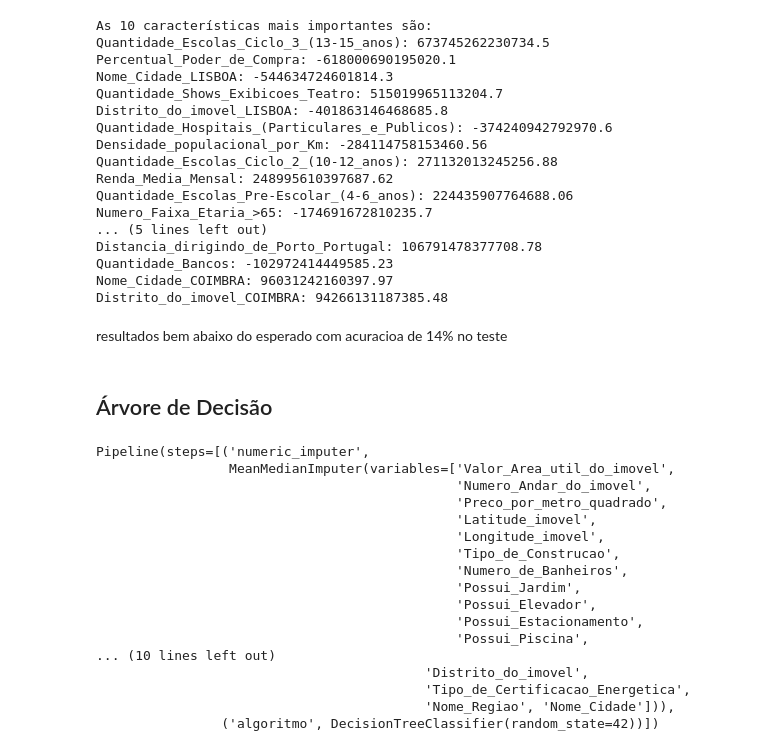
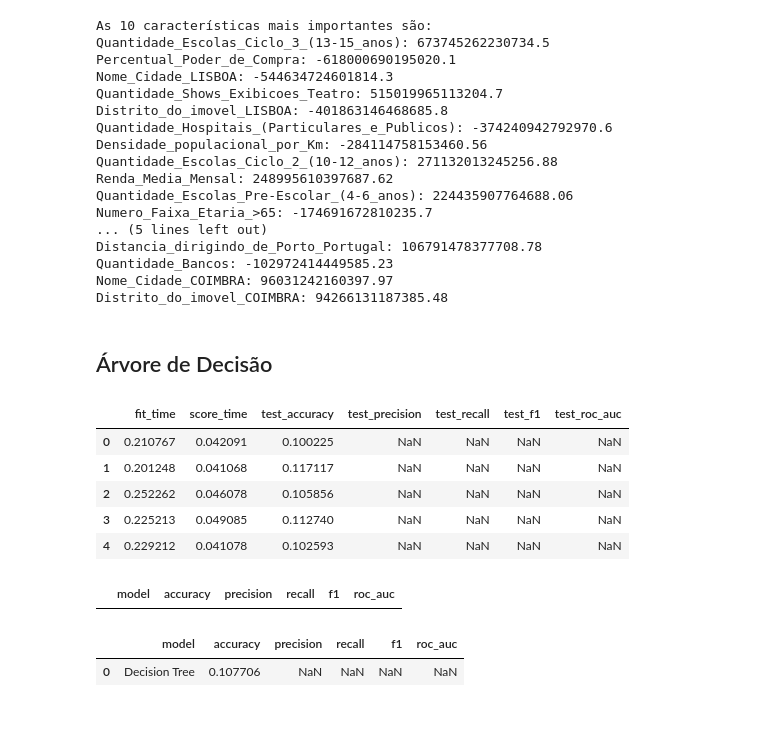
Before and after one commit to johnosd/MPAlugueisLisboa, a Jupyter notebook: src/Notebooks/9 - Regressao Logistica e Arvore de Decisao.ipynb, the cells around one changed output. Cells and saved outputs as stored; diff of their text form; code cells hidden in the pictures; blank space fills up the shorter version.

```diff
--- a/src/Notebooks/9 - Regressao Logistica e Arvore de Decisao.ipynb
+++ b/src/Notebooks/9 - Regressao Logistica e Arvore de Decisao.ipynb
@@ -200,37 +200,43 @@ Distancia_dirigindo_de_Porto_Portugal: 106791478377708.78
 Quantidade_Bancos: -102972414449585.23
 Nome_Cidade_COIMBRA: 96031242160397.97
 Distrito_do_imovel_COIMBRA: 94266131187385.48
-# %% [markdown]
-resultados bem abaixo do esperado com acuracioa de 14% no teste
 # %% [markdown]
 ## Árvore de Decisão
 # %%
 ## Árvore de Decisãotree_model_pipe.fit(X_train, y_train)
-from sklearn.tree import DecisionTreeClassifier
+from sklearn.tree import DecisionTreeClassifier, plot_tree
+from sklearn.pipeline import Pipeline
+from feature_engine.imputation import ArbitraryNumberImputer
+from feature_engine.imputation import CategoricalImputer
+from feature_engine.encoding import OneHotEncoder
+from sklearn.preprocessing import StandardScaler
+from feature_engine.wrappers import SklearnTransformerWrapper
 
-tree_model_pipe = Pipeline(steps=[
-                ('numeric_imputer', MeanMedianImputer(variables=num_vars, imputation_method='median')),
-                ('categoric_imputer', CategoricalImputer(variables=cat_vars, fill_value='missing')),
-                ('one_hot_encoder', OneHotEncoder(variables=cat_vars)),
+
+# Pipeline
+
+tree_model = Pipeline(steps=[
+                ('numeric_imputer', ArbitraryNumberImputer(variables=numeric_cols, arbitrary_number=-999)),
+                ('categoric_imputer', CategoricalImputer(variables=object_cols, fill_value='missing')),
+                ('one_hot_encoder', OneHotEncoder(variables=object_cols)),
                 ('algoritmo', DecisionTreeClassifier(random_state=42))
 ])
-# %%
-tree_model_pipe.fit(X_train, y_train)
-# %% [output]
-Pipeline(steps=[('numeric_imputer',
-                 MeanMedianImputer(variables=['Valor_Area_util_do_imovel',
-                                              'Numero_Andar_do_imovel',
-                                              'Preco_por_metro_quadrado',
-                                              'Latitude_imovel',
-                                              'Longitude_imovel',
-                                              'Tipo_de_Construcao',
-                                              'Numero_de_Banheiros',
-                                              'Possui_Jardim',
-                                              'Possui_Elevador',
-                                              'Possui_Estacionamento',
-                                              'Possui_Piscina',
-... (10 lines left out)
-                                          'Distrito_do_imovel',
-                                          'Tipo_de_Certificacao_Energetica',
-                                          'Nome_Regiao', 'Nome_Cidade'])),
-                ('algoritmo', DecisionTreeClassifier(random_state=42))])
+# %%
+skf = StratifiedKFold(n_splits=5, shuffle=True, random_state=42)
+
+cv_results = cross_validate(estimator=tree_model, X=X_train, y=y_train, scoring=['accuracy', 'precision', 'recall', 'f1', 'roc_auc'], cv=skf, n_jobs=-1)
+tree_model_results = pd.DataFrame(cv_results)
+tree_model_results
+# %% [output]
+|  | fit_time | score_time | test_accuracy | test_precision | test_recall | test_f1 | test_roc_auc |
+| 0 | 0.210767 | 0.042091 | 0.100225 | NaN | NaN | NaN | NaN |
+| 1 | 0.201248 | 0.041068 | 0.117117 | NaN | NaN | NaN | NaN |
+| 2 | 0.252262 | 0.046078 | 0.105856 | NaN | NaN | NaN | NaN |
+| 3 | 0.225213 | 0.049085 | 0.112740 | NaN | NaN | NaN | NaN |
+| 4 | 0.229212 | 0.041078 | 0.102593 | NaN | NaN | NaN | NaN |
+# %%
+# criando uma tabela vazia que irá conter os resultados dos modelos
+df_metrics = {'model': [], 'accuracy': [], 'precision': [], 'recall': [], 'f1': [],'roc_auc': []}
+pd.DataFrame(df_metrics)
+# %% [output]
+|  | model | accuracy | precision | recall | f1 | roc_auc |
@@ -236,0 +256,5 @@ Pipeline(steps=[('numeric_imputer',
+# %%
+pd.DataFrame(df_metrics)
+# %% [output]
+|  | model | accuracy | precision | recall | f1 | roc_auc |
+| 0 | Decision Tree | 0.107706 | NaN | NaN | NaN | NaN |
```
Also changed, not shown: parts of 17 cells of this notebook, 1 other file.
